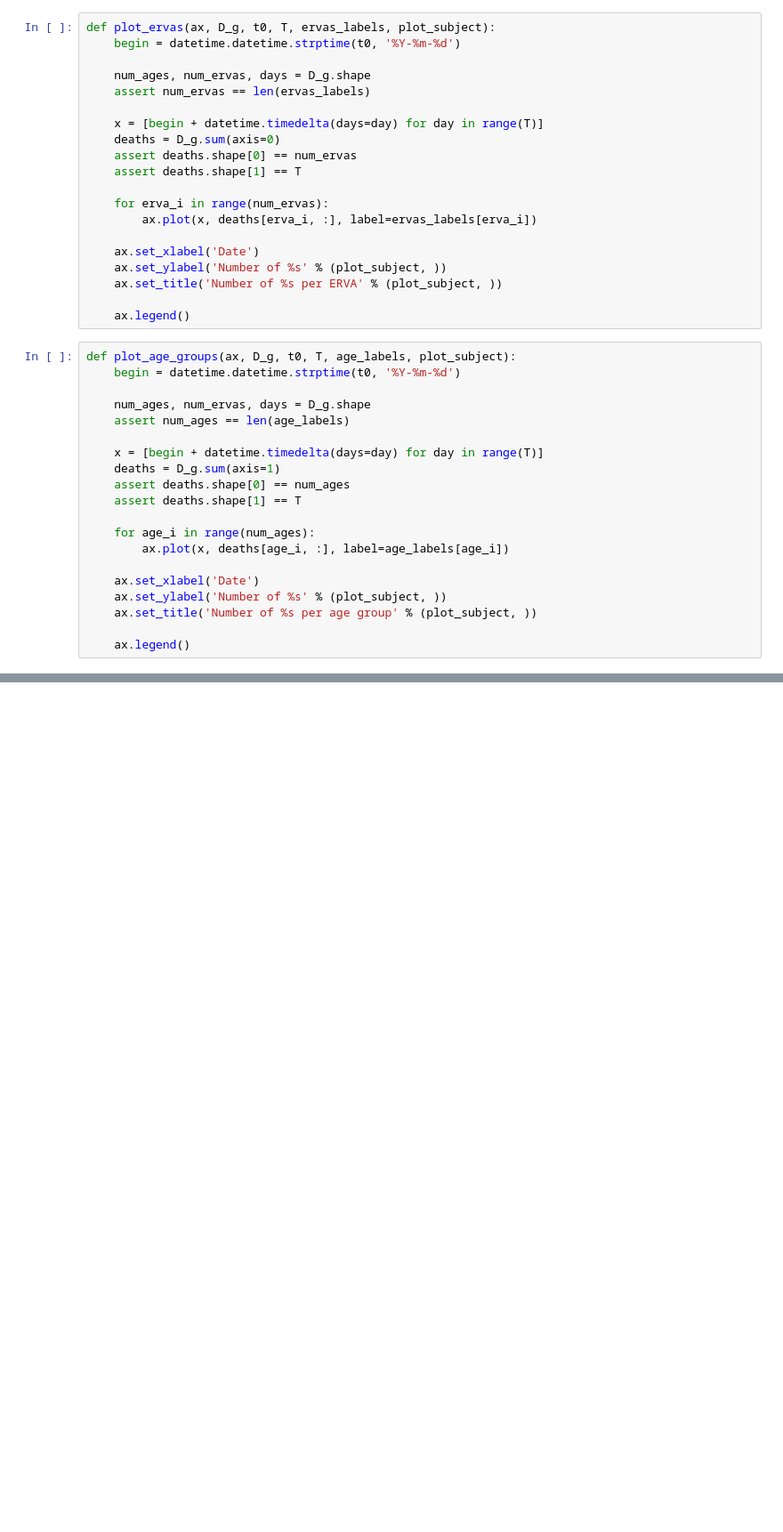
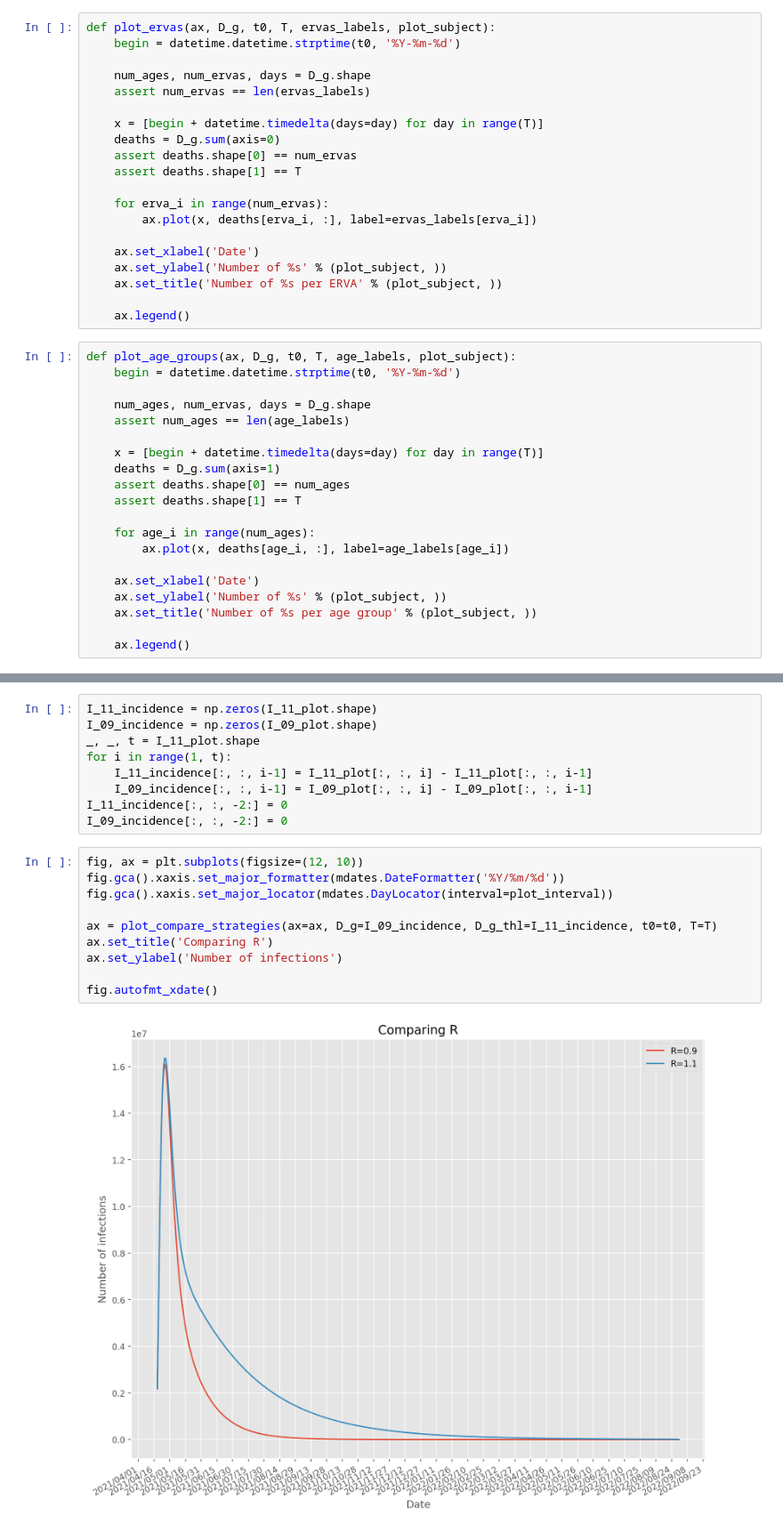
Before and after one commit to FINCoVID19/optimized_vaccination_finland, a Jupyter notebook: plot_forward_integration.ipynb, the cells around one changed output, grey strips where cells are left out. Shown at 89% size. Cells and saved outputs as stored; diff of their text form; blank space fills up the shorter version.

```diff
--- a/plot_forward_integration.ipynb
+++ b/plot_forward_integration.ipynb
@@ -211,0 +330,21 @@ fig.autofmt_xdate()
+# %%
+I_11_incidence = np.zeros(I_11_plot.shape)
+I_09_incidence = np.zeros(I_09_plot.shape)
+_, _, t = I_11_plot.shape
+for i in range(1, t):
+    I_11_incidence[:, :, i-1] = I_11_plot[:, :, i] - I_11_plot[:, :, i-1]
+    I_09_incidence[:, :, i-1] = I_09_plot[:, :, i] - I_09_plot[:, :, i-1]
+I_11_incidence[:, :, -2:] = 0
+I_09_incidence[:, :, -2:] = 0
+# %%
+fig, ax = plt.subplots(figsize=(12, 10))
+fig.gca().xaxis.set_major_formatter(mdates.DateFormatter('%Y/%m/%d'))
+fig.gca().xaxis.set_major_locator(mdates.DayLocator(interval=plot_interval))
+
+ax = plot_compare_strategies(ax=ax, D_g=I_09_incidence, D_g_thl=I_11_incidence, t0=t0, T=T)
+ax.set_title('Comparing R')
+ax.set_ylabel('Number of infections')
+
+fig.autofmt_xdate()
+# %% [output]
+[figure, added]
```
Also changed, not shown: parts of 18 cells of this notebook, 2 other files.
